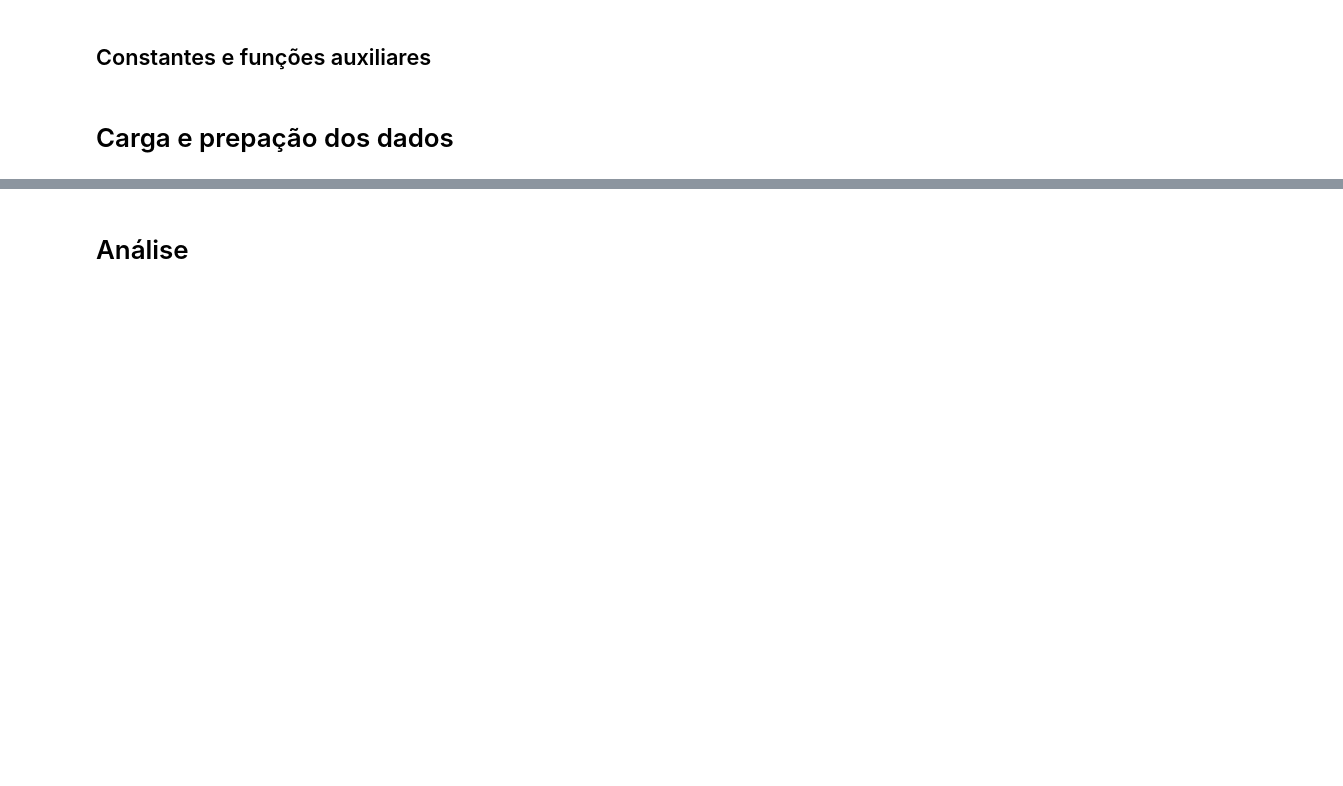
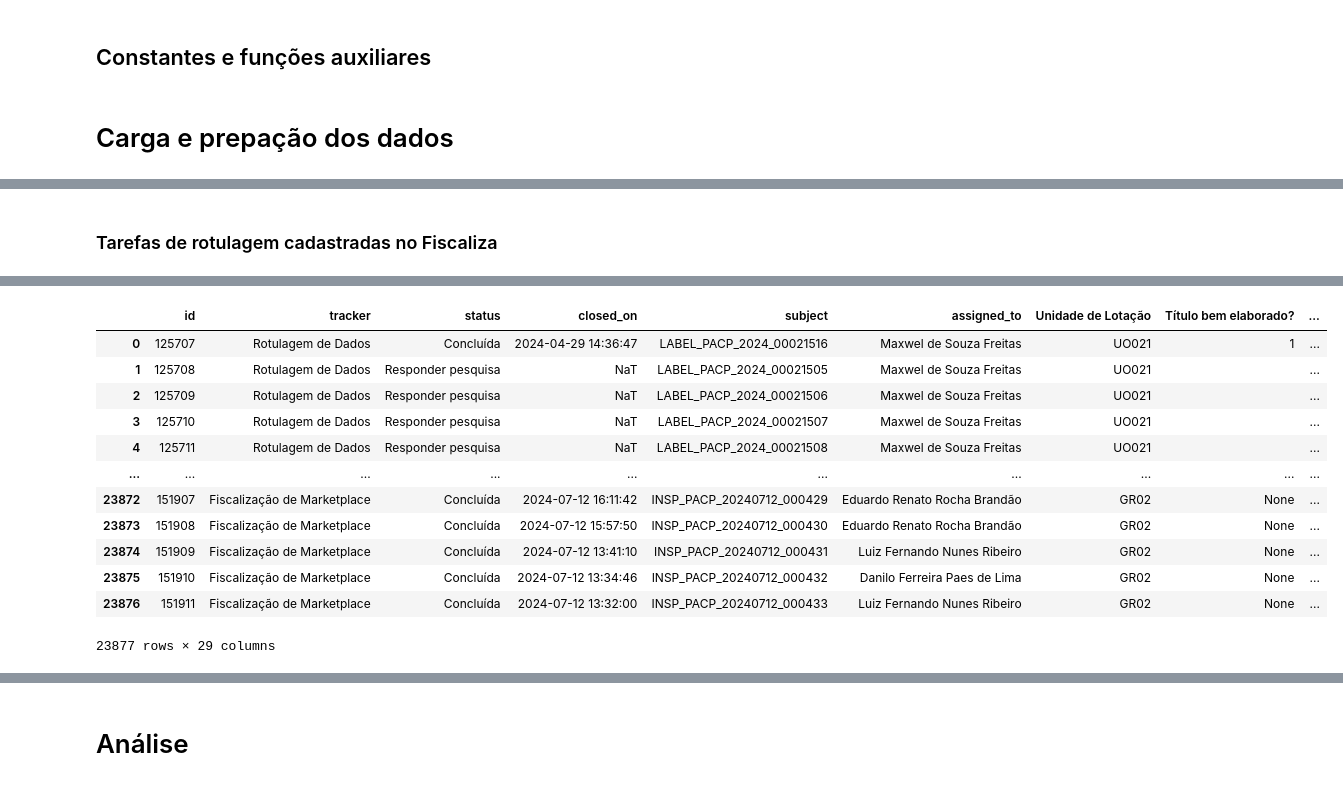
Before and after one commit to InovaFiscaliza/dados-pacp, a Jupyter notebook: notebooks/34_retrieve_extra_dataset_information.ipynb, the cells around one changed output, grey strips where cells are left out. Saved outputs shown, nothing was run; the diff lists cells and outputs as text; code cells hidden in the pictures; blank space fills up the shorter version.

Commit message:
Retrieve dataset items categories finished

```diff
--- a/notebooks/34_retrieve_extra_dataset_information.ipynb
+++ b/notebooks/34_retrieve_extra_dataset_information.ipynb
@@ -12,16 +13,29 @@ import pandas as pd
 # conferir melhor coerência e entendimento
 
 # arquivos brutos do Regulatron
-FILE_AMAZON = '../datasets/rotulagem_consolidada/dados_brutos_regulatron/amazon.parquet.gzip'
-FILE_MAGALU = '../datasets/rotulagem_consolidada/dados_brutos_regulatron/magalu.parquet.gzip'
-FILE_ML = '../datasets/rotulagem_consolidada/dados_brutos_regulatron/ml.parquet.gzip'
+# dados_regulatron_brutos
+FILE_AMAZON = '../datasets/rotulagem_consolidada/regulatron/brutos/amazon.parquet.gzip'
+FILE_MAGALU = '../datasets/rotulagem_consolidada/regulatron/brutos/magalu.parquet.gzip'
+FILE_ML = '../datasets/rotulagem_consolidada/regulatron/brutos/ml.parquet.gzip'
 
-# arquivos de anúncios preparados e amostra para rotulagem
-FILE_ANUNCIOS = '../datasets/rotulagem_consolidada/dados_tratados_regulatron/anuncios.parquet'
-FILE_ANUNCIOS_AMOSTRA = '../datasets/rotulagem_consolidada/dados_tratados_regulatron/anuncios_amostra_fiscaliza.parquet'
+# arquivo com dados consolidados do Regulatron
+# anúncios de Amazon, Magalu e Mercado Livre em um único DataFrame
+FILE_ANUNCIOS = '../datasets/rotulagem_consolidada/regulatron/consolidado/anuncios_regulatron.parquet'
 
-# arquivo de tarefas para o fiscaliza
-FILE_TAREFAS_FISCALIZA = '../datasets/rotulagem_consolidada/tarefas_fiscaliza/anuncios_tarefas_fiscaliza.parquet'
-FILE_TAREFAS_FISCALIZA_FECHADAS = '../datasets/rotulagem_consolidada/tarefas_fiscaliza/anuncios_tarefas_fiscaliza_fechadas.parquet'
+# arquivo com amostra de anúncios utilizado para importação no Fiscaliza
+FILE_ANUNCIOS_AMOSTRA = '../datasets/rotulagem_consolidada/fiscaliza/anuncios_amostra.parquet'
+
+# arquivos com tarefas de rotulagem cadastradas no Fiscaliza
+FILE_TAREFAS_FISCALIZA = '../datasets/rotulagem_consolidada/fiscaliza/tarefas_fiscaliza.parquet'
+
+# arquivo com amostras rotuladas já tratadas
+FILE_ANUNCIOS_ROTULADOS = '../datasets/rotulagem_consolidada/fiscaliza/anuncios_rotulados.parquet'
+
+# arquivos com categorias dos anúncios
+# apenas link e categoria para eventual mesclagem
+FILE_ANUNCIOS_CATEGORIA = '../datasets/rotulagem_consolidada/regulatron/tratados/anuncios_categoria.parquet'
+
+# arquivo com amostras rotuladas já tratadas, com acréscimo das categorias extraídas
+FILE_ANUNCIOS_ROTULADOS_CATEGORIA = '../datasets/rotulagem_consolidada/regulatron/tratados/anuncios_rotulados_categoria.parquet'
 # %% [markdown]
 # Carga e prepação dos dados
@@ -58,0 +101,7 @@ Wall time: 175 ms
+# %% [markdown]
+### Tarefas de rotulagem cadastradas no Fiscaliza
+# %%
+%%time
+df_tarefas_fiscaliza = pd.read_parquet(FILE_TAREFAS_FISCALIZA)
+df_tarefas_fiscaliza
+# %% [output]
@@ -58,0 +110,13 @@ Wall time: 175 ms
+|  | id | tracker | status | closed_on | subject | assigned_to | Unidade de Lotação | Título bem elaborado? | ... |
+| 0 | 125707 | Rotulagem de Dados | Concluída | 2024-04-29 14:36:47 | LABEL_PACP_2024_00021516 | Maxwel de Souza Freitas | UO021 | 1 | ... |
+| 1 | 125708 | Rotulagem de Dados | Responder pesquisa | NaT | LABEL_PACP_2024_00021505 | Maxwel de Souza Freitas | UO021 |  | ... |
+| 2 | 125709 | Rotulagem de Dados | Responder pesquisa | NaT | LABEL_PACP_2024_00021506 | Maxwel de Souza Freitas | UO021 |  | ... |
+| 3 | 125710 | Rotulagem de Dados | Responder pesquisa | NaT | LABEL_PACP_2024_00021507 | Maxwel de Souza Freitas | UO021 |  | ... |
+| 4 | 125711 | Rotulagem de Dados | Responder pesquisa | NaT | LABEL_PACP_2024_00021508 | Maxwel de Souza Freitas | UO021 |  | ... |
+| ... | ... | ... | ... | ... | ... | ... | ... | ... | ... |
+| 23872 | 151907 | Fiscalização de Marketplace | Concluída | 2024-07-12 16:11:42 | INSP_PACP_20240712_000429 | Eduardo Renato Rocha Brandão | GR02 | None | ... |
+| 23873 | 151908 | Fiscalização de Marketplace | Concluída | 2024-07-12 15:57:50 | INSP_PACP_20240712_000430 | Eduardo Renato Rocha Brandão | GR02 | None | ... |
+| 23874 | 151909 | Fiscalização de Marketplace | Concluída | 2024-07-12 13:41:10 | INSP_PACP_20240712_000431 | Luiz Fernando Nunes Ribeiro | GR02 | None | ... |
+| 23875 | 151910 | Fiscalização de Marketplace | Concluída | 2024-07-12 13:34:46 | INSP_PACP_20240712_000432 | Danilo Ferreira Paes de Lima | GR02 | None | ... |
+| 23876 | 151911 | Fiscalização de Marketplace | Concluída | 2024-07-12 13:32:00 | INSP_PACP_20240712_000433 | Luiz Fernando Nunes Ribeiro | GR02 | None | ... |
+23877 rows × 29 columns
```
Also changed, not shown: parts of 17 cells of this notebook.
